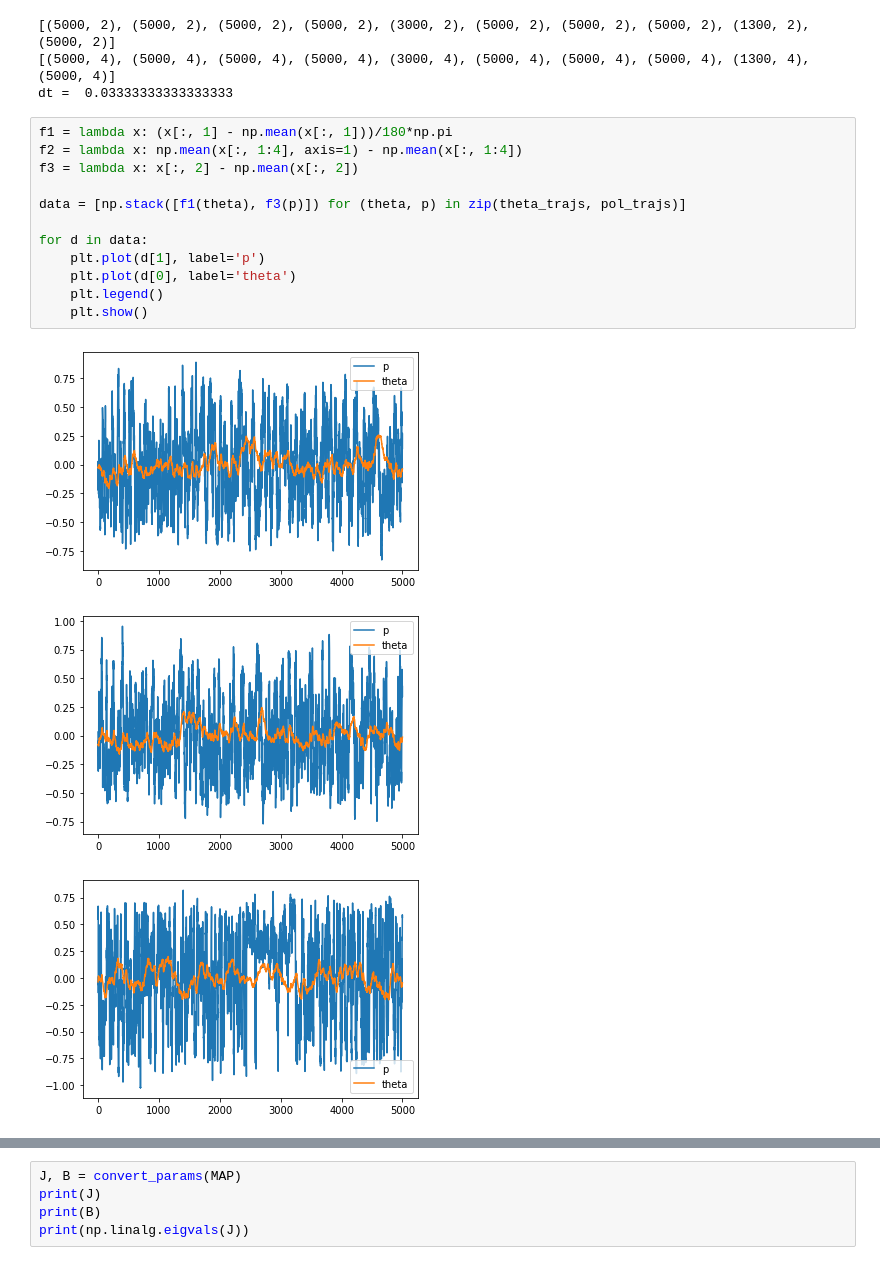
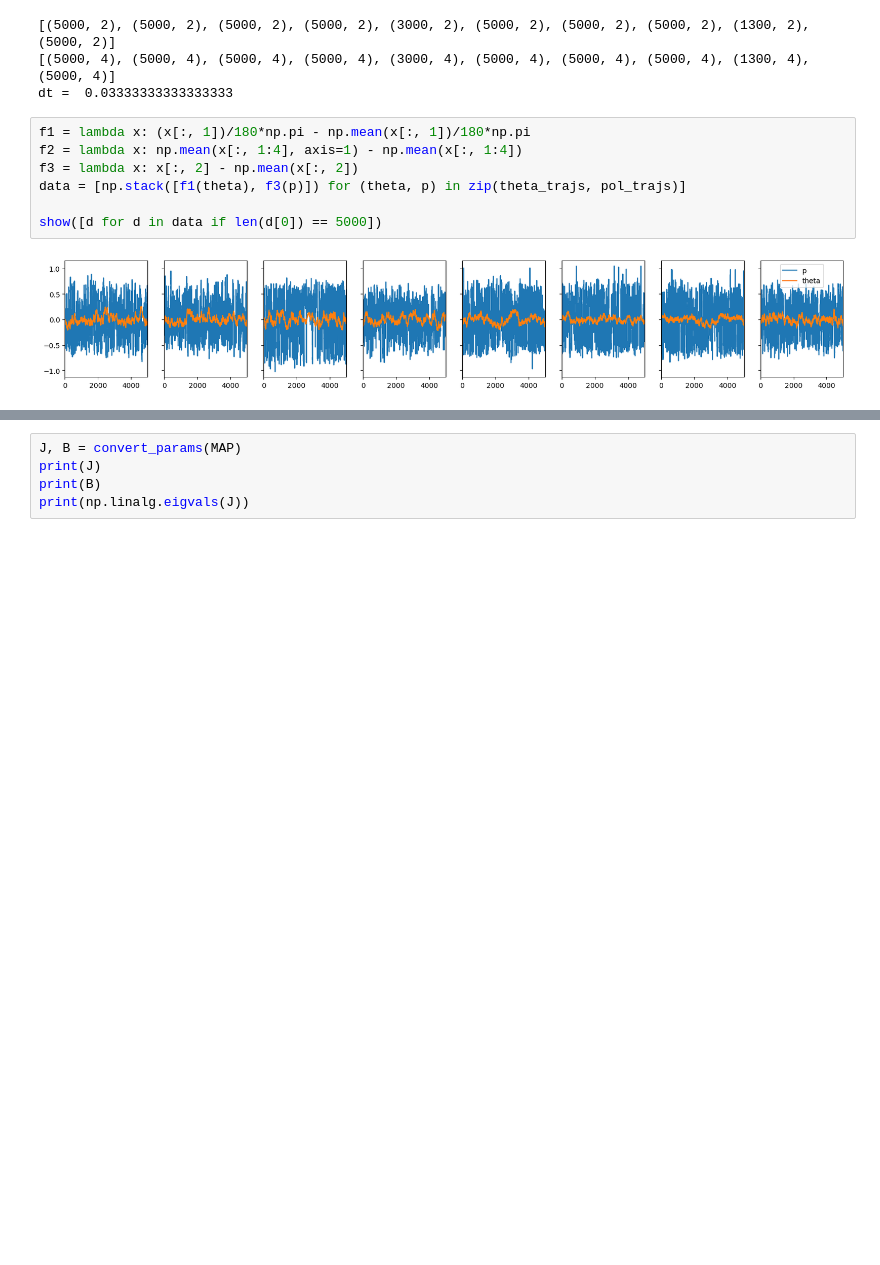
Before and after one commit to Irene-Li/ActivePoly, a Jupyter notebook: inference.ipynb, the cells around one changed output, grey strips where cells are left out. Cells and saved outputs as stored; diff of their text form; blank space fills up the shorter version.

```diff
--- a/inference.ipynb
+++ b/inference.ipynb
@@ -251,18 +146,11 @@ print('dt = ', dt)
 [(5000, 4), (5000, 4), (5000, 4), (5000, 4), (3000, 4), (5000, 4), (5000, 4), (5000, 4), (1300, 4), (5000, 4)]
 dt =  0.03333333333333333
 # %%
-f1 = lambda x: (x[:, 1] - np.mean(x[:, 1]))/180*np.pi
+f1 = lambda x: (x[:, 1])/180*np.pi - np.mean(x[:, 1])/180*np.pi
 f2 = lambda x: np.mean(x[:, 1:4], axis=1) - np.mean(x[:, 1:4])
 f3 = lambda x: x[:, 2] - np.mean(x[:, 2])
-
 data = [np.stack([f1(theta), f3(p)]) for (theta, p) in zip(theta_trajs, pol_trajs)]
 
-for d in data:
-    plt.plot(d[1], label='p')
-    plt.plot(d[0], label='theta')
-    plt.legend()
-    plt.show()
+show([d for d in data if len(d[0]) == 5000])
 # %% [output]
-[figure, old version]
+[figure, new version]
-[figure, removed]
-[figure, removed]
```
Also changed, not shown: parts of 21 cells of this notebook, 29 other files.
